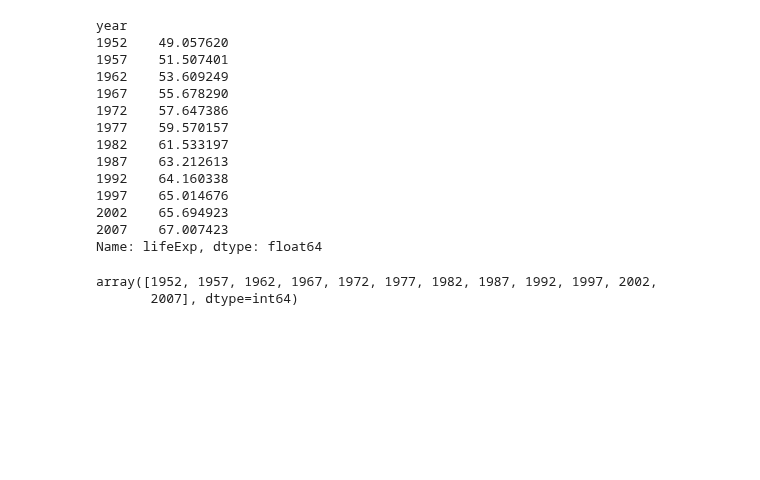
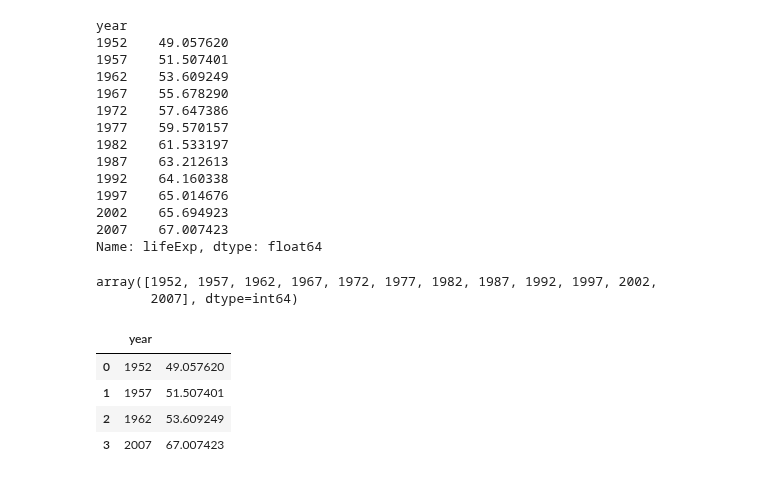
Before and after one commit to layla-focalors/pandas_learning, a Jupyter notebook: Learning_Final_Exam/Furina.ipynb, the cells around one changed output. Drawn from its saved outputs; the diff is of its cells as text; code cells hidden in the pictures; blank space fills up the shorter version.

```diff
--- a/Learning_Final_Exam/Furina.ipynb
+++ b/Learning_Final_Exam/Furina.ipynb
@@ -602,3 +602,21 @@ df['year'].unique()
 # %% [output]
 array([1952, 1957, 1962, 1967, 1972, 1977, 1982, 1987, 1992, 1997, 2002,
        2007], dtype=int64)
+# %%
+y_1952 = df[df['year'] == 1952]['lifeExp'].mean()
+y_1957 = df[df['year'] == 1957]['lifeExp'].mean()
+y_1962 = df[df['year'] == 1962]['lifeExp'].mean()
+y_2007 = df[df['year'] == 2007]['lifeExp'].mean()
+# %%
+df = pd.DataFrame({
+    'year' : [1952, 1957, 1962, 2007],
+    "" : [y_1952, y_1957, y_1962, y_2007]
+})
+# %%
+df
+# %% [output]
+|  | year |  |
+| 0 | 1952 | 49.057620 |
+| 1 | 1957 | 51.507401 |
+| 2 | 1962 | 53.609249 |
+| 3 | 2007 | 67.007423 |
```
Also changed, not shown: parts of 6 cells of this notebook.
